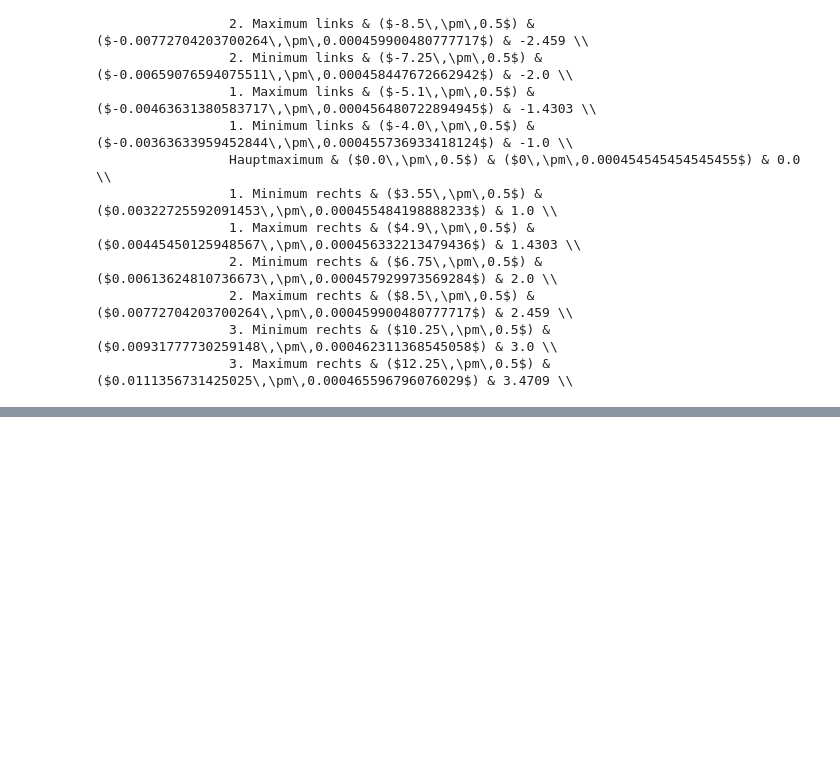
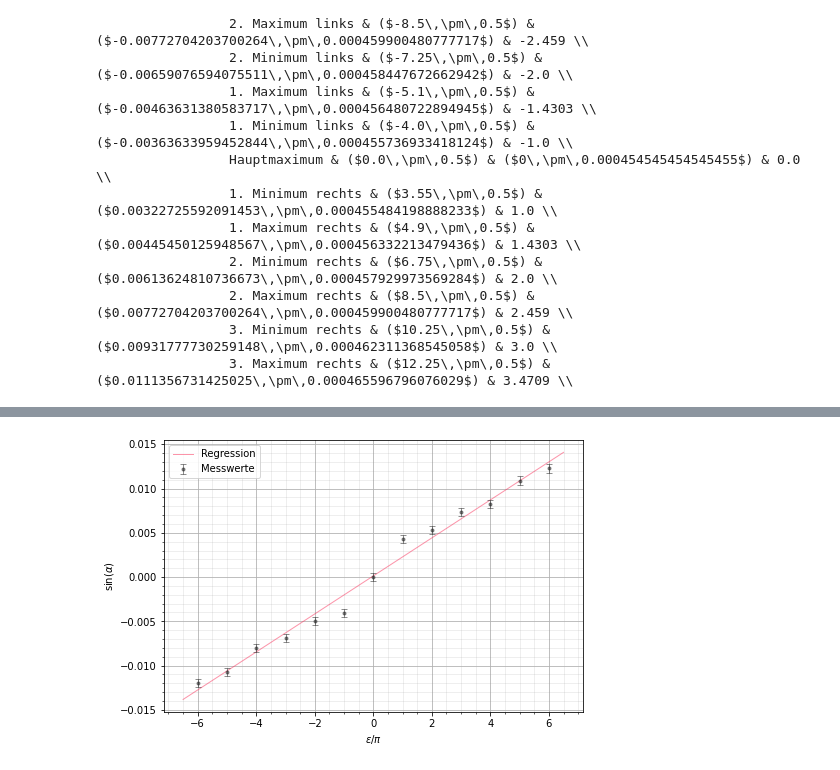
Before and after one commit to CVC97/ExPhy-III-Praktikum, a Jupyter notebook: 24_BILSL/24_BILSL.ipynb, the cells around one changed output, grey strips where cells are left out. Drawn from its saved outputs; the diff is of its cells as text; code cells hidden in the pictures; blank space fills up the shorter version.

```diff
--- a/24_BILSL/24_BILSL.ipynb
+++ b/24_BILSL/24_BILSL.ipynb
@@ -499,0 +570,20 @@ plt.show()
+# %%
+# (e) Gitter
+
+fig, ax = plt.subplots(figsize=(7.5,5))
+ax.set_xlabel(r'$\epsilon/\pi$')
+ax.set_ylabel(r'sin($\alpha$)')
+ax.grid()
+ax.grid(which='minor', color = '#999999', alpha = 0.2, linestyle = '-')
+ax.minorticks_on()
+
+ax.plot(e_gitter_x, lin_reg(e_gitter_x, *popt_e_gitter), color = 'xkcd:red pink', alpha = 0.5, linewidth = 1, label = 'Regression')
+ax.errorbar(e_gitter_eps_pi_array, e_gitter_y, yerr = e_gitter_y_err, fmt = '.', color = '#212121', alpha = 0.5, linewidth = 1, ecolor = '#212121', capsize = 3, label = 'Messwerte')
+
+ax.legend()
+ax.legend(loc = "upper left")
+
+plt.savefig('./V24_e_gitter.pgf', facecolor = 'white', bbox_inches='tight')
+plt.show()
+# %% [output]
+[figure, added]
```
Also changed, not shown: parts of 11 cells of this notebook.
